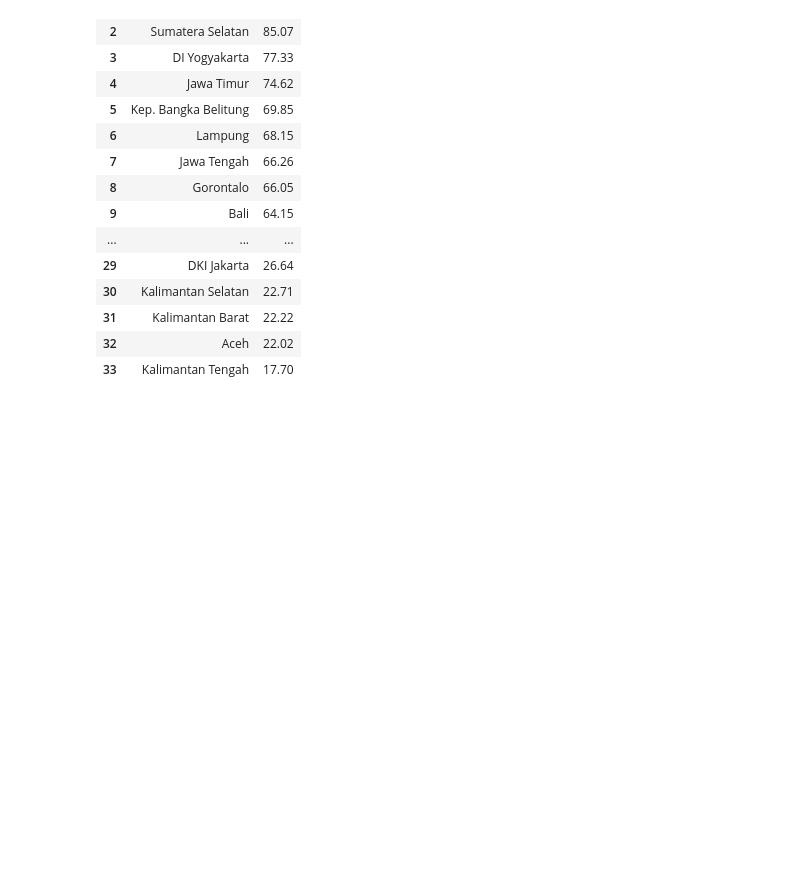
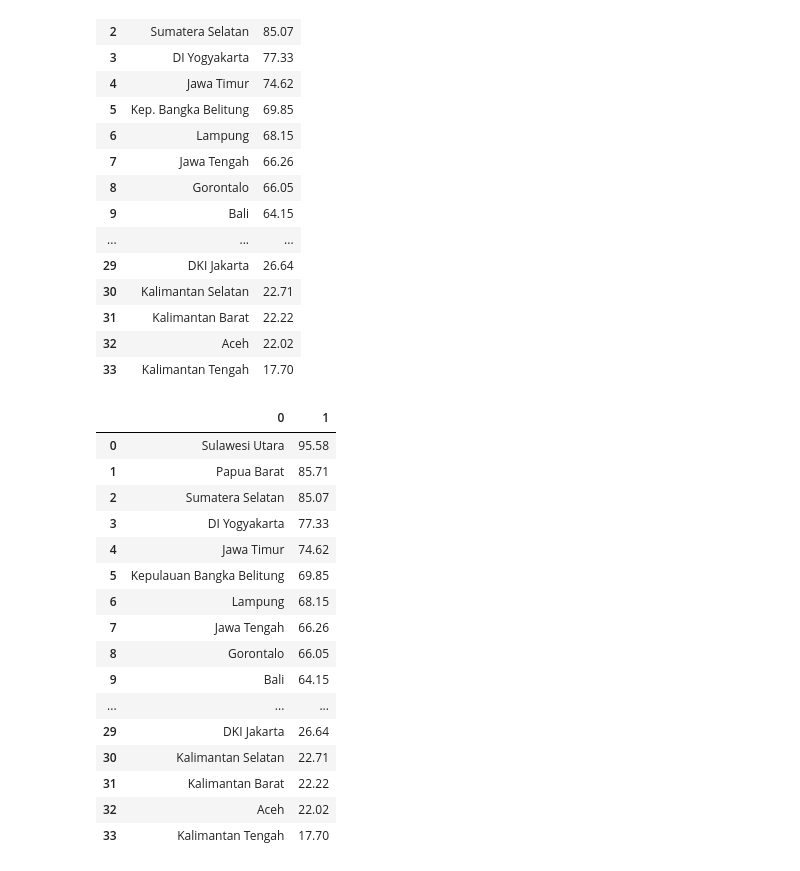
Before and after one commit to dyanmg/health-data-analysis, a Jupyter notebook: 2017_Persentase_Posyandu_Aktif.ipynb, the cells around one changed output. Drawn from its saved outputs; the diff is of its cells as text; code cells hidden in the pictures; blank space fills up the shorter version.

```diff
--- a/2017_Persentase_Posyandu_Aktif.ipynb
+++ b/2017_Persentase_Posyandu_Aktif.ipynb
@@ -94,4 +94,26 @@ df
 | 31 | Kalimantan Barat | 22.22 |
 | 32 | Aceh | 22.02 |
 | 33 | Kalimantan Tengah | 17.70 |
+# %%
+update = df.copy()
+update[0] = update[0].str.replace('Kep.', 'Kepulauan', regex=False)
+update
+# %% [output]
+|  | 0 | 1 |
+| 0 | Sulawesi Utara | 95.58 |
+| 1 | Papua Barat | 85.71 |
+| 2 | Sumatera Selatan | 85.07 |
+| 3 | DI Yogyakarta | 77.33 |
+| 4 | Jawa Timur | 74.62 |
+| 5 | Kepulauan Bangka Belitung | 69.85 |
+| 6 | Lampung | 68.15 |
+| 7 | Jawa Tengah | 66.26 |
+| 8 | Gorontalo | 66.05 |
+| 9 | Bali | 64.15 |
+| ... | ... | ... |
+| 29 | DKI Jakarta | 26.64 |
+| 30 | Kalimantan Selatan | 22.71 |
+| 31 | Kalimantan Barat | 22.22 |
+| 32 | Aceh | 22.02 |
+| 33 | Kalimantan Tengah | 17.70 |
 # %%
```
Also changed, not shown: parts of 1 cell of this notebook, 6 other files.
